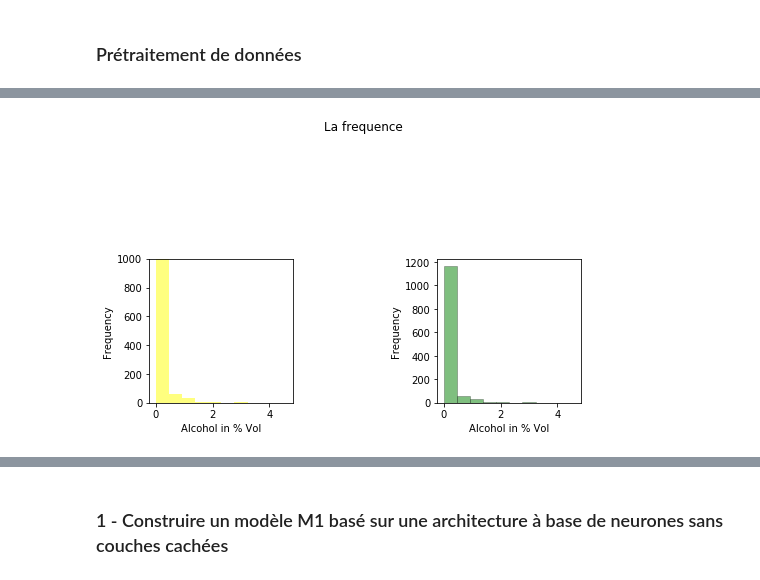
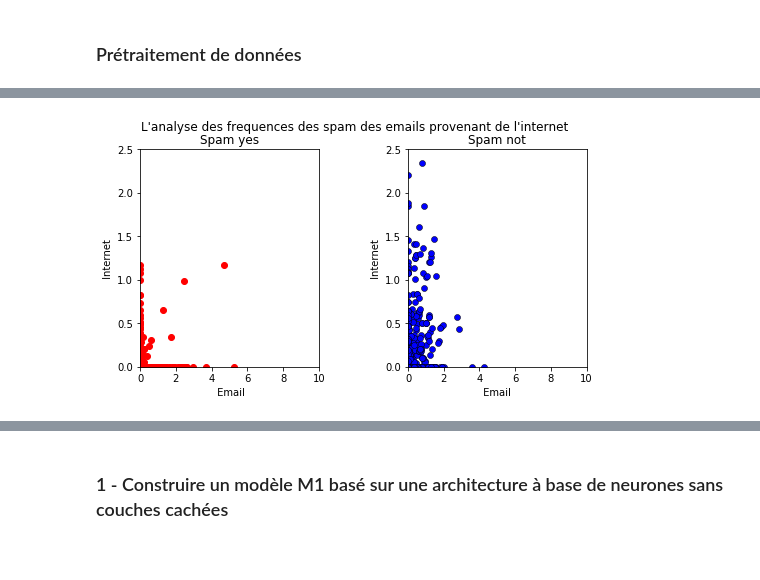
Before and after one commit to MonaQuimbamba/IA-Les-methodes-d-apprentissage-supervisees, a Jupyter notebook: IA.ipynb, the cells around one changed output, grey strips where cells are left out. Drawn from its saved outputs; the diff is of its cells as text; code cells hidden in the pictures.

```diff
--- a/IA.ipynb
+++ b/IA.ipynb
@@ -473,19 +452,35 @@ Name: word_freq_internet, Length: 1274, dtype: float64
-# %%
-## On regarde
-
-fig, ax = plt.subplots(1,2)
-
-ax[0].hist(pred.word_freq_internet,10,facecolor="yellow",alpha=0.5,label="red")
-ax[1].hist(pred.word_freq_internet, 10, facecolor='green', ec="black", lw=0.5, alpha=0.5, label="White wine")
-
-fig.subplots_adjust(left=0, right=1, bottom=0, top=0.5, hspace=0.05, wspace=1)
-ax[0].set_ylim([0, 1000])
-ax[0].set_xlabel("Alcohol in % Vol")
-ax[0].set_ylabel("Frequency")
-ax[1].set_xlabel("Alcohol in % Vol")
-ax[1].set_ylabel("Frequency")
-fig.suptitle("La frequence ")
-
-plt.show()
-# %% [output]
-[figure, removed]
+# %%
+freqEmailYes=[]
+freqEmailNo=[]
+freqYes=[]
+freqNo=[]
+
+for i in range(len(pred.Spam)):
+    if pred.Spam[i]==0:
+        freqEmailYes.append(pred.word_freq_mail[i])
+        freqYes.append(pred.word_freq_internet[i])
+    else:
+        freqEmailNo.append(pred.word_freq_mail[i])
+        freqNo.append(pred.word_freq_internet[i])
+# %%
+fig, ax = plt.subplots(1, 2, figsize=(8, 4))
+
+ax[0].scatter(freqEmailYes, freqYes, color="red")
+ax[1].scatter(freqEmailNo, freqNo, color="blue", edgecolors="black", lw=0.5)
+
+ax[0].set_title("Spam yes")
+ax[1].set_title("Spam not")
+ax[0].set_xlabel(" Email")
+ax[1].set_xlabel(" Email ")
+ax[0].set_ylabel(" Internet ")
+ax[1].set_ylabel(" Internet ")
+ax[0].set_xlim([0,10])
+ax[1].set_xlim([0,10])
+ax[0].set_ylim([0,2.5])
+ax[1].set_ylim([0,2.5])
+fig.subplots_adjust(wspace=0.5)
+fig.suptitle("L'analyse des frequences des spam des emails provenant de l'internet ")
+
+plt.show()
+# %% [output]
+[figure, added]
```
Also changed, not shown: parts of 8 cells of this notebook, 1 other file.
